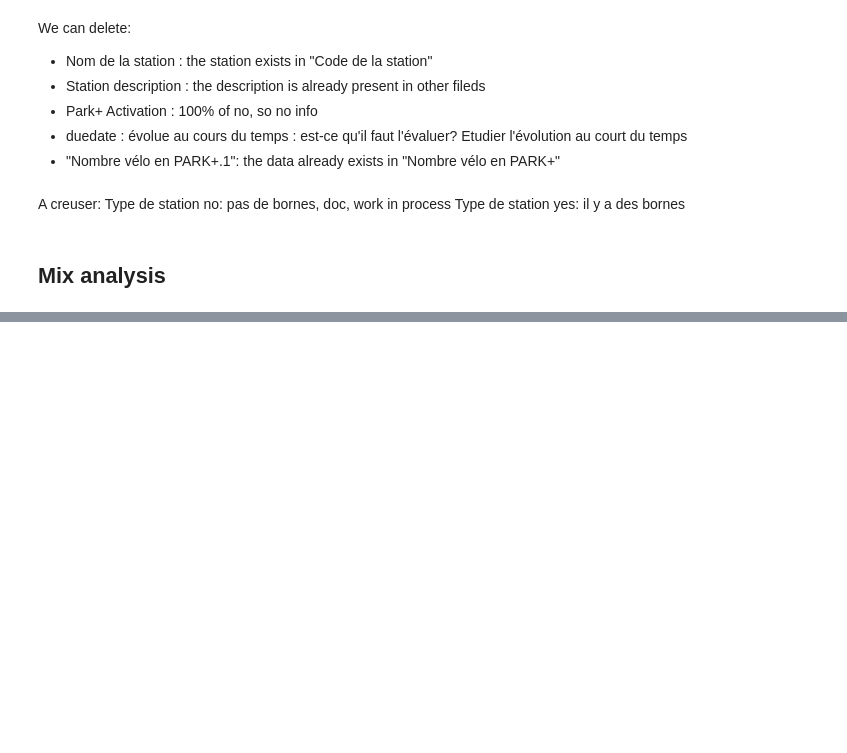
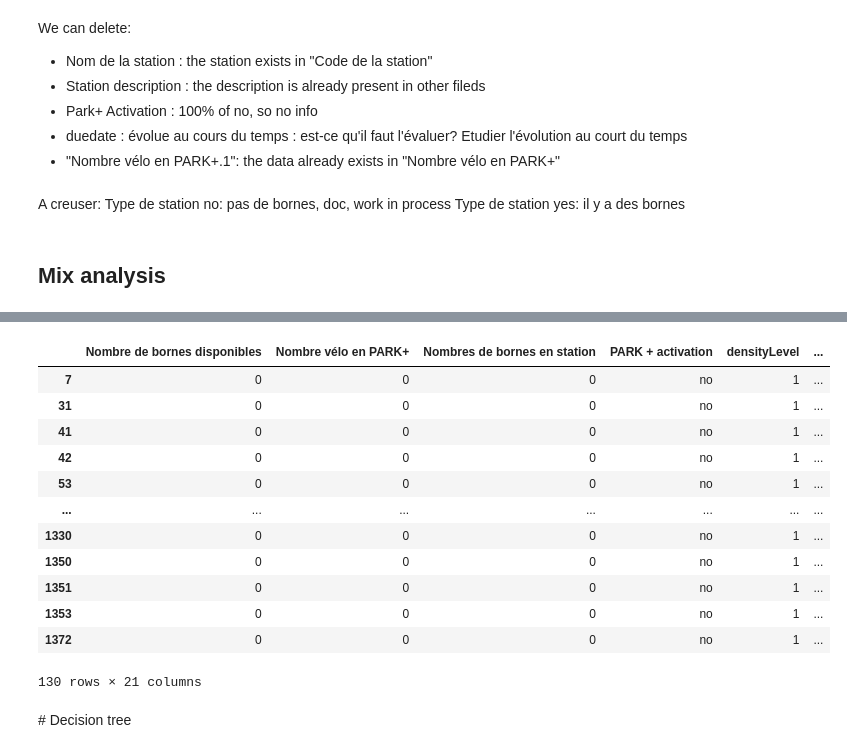
Before and after one commit to alexisgcomte/velib-prediction, a Jupyter notebook: 2. Data Visualisation/2. velib-prediction - data visualisation.ipynb, the cells around one changed output, grey strips where cells are left out. Saved outputs shown, nothing was run; the diff lists cells and outputs as text; code cells hidden in the pictures; blank space fills up the shorter version.

```diff
--- a/2. Data Visualisation/2. velib-prediction - data visualisation.ipynb
+++ b/2. Data Visualisation/2. velib-prediction - data visualisation.ipynb
@@ -365,0 +377,18 @@ Type de station yes: il y a des bornes
+# %%
+df_analysis = df[df["Type de stations"]=="no"]
+# %% [output]
+|  | Nombre de bornes disponibles | Nombre vélo en PARK+ | Nombres de bornes en station | PARK + activation | densityLevel | ... |
+| 7 | 0 | 0 | 0 | no | 1 | ... |
+| 31 | 0 | 0 | 0 | no | 1 | ... |
+| 41 | 0 | 0 | 0 | no | 1 | ... |
+| 42 | 0 | 0 | 0 | no | 1 | ... |
+| 53 | 0 | 0 | 0 | no | 1 | ... |
+| ... | ... | ... | ... | ... | ... | ... |
+| 1330 | 0 | 0 | 0 | no | 1 | ... |
+| 1350 | 0 | 0 | 0 | no | 1 | ... |
+| 1351 | 0 | 0 | 0 | no | 1 | ... |
+| 1353 | 0 | 0 | 0 | no | 1 | ... |
+| 1372 | 0 | 0 | 0 | no | 1 | ... |
+130 rows × 21 columns
+# %% [markdown]
+# Decision tree
```
Also changed, not shown: parts of 9 cells of this notebook, 1 other file.
